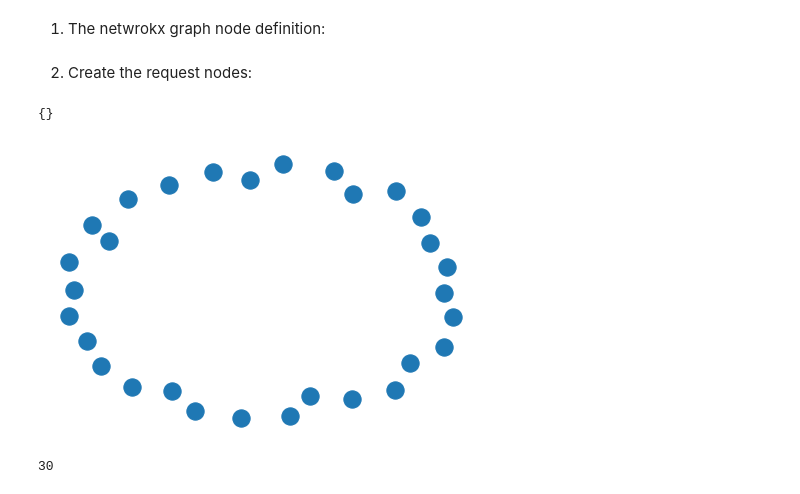
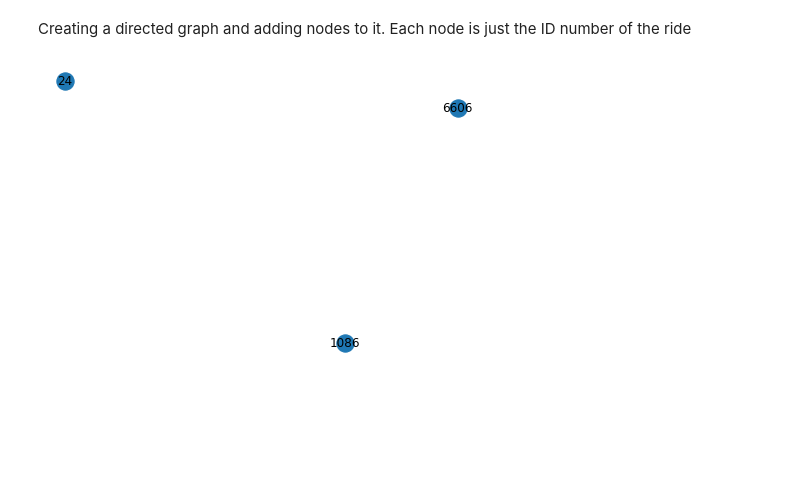
Before and after one commit to prajwalkk/nyc-ridesharing, a Jupyter notebook: ridesharing.ipynb, the cells around one changed output. Cells and saved outputs as stored; diff of their text form; code cells hidden in the pictures; blank space fills up the shorter version.

Commit message:
Construct directed graph for an example pool

```diff
--- a/ridesharing.ipynb
+++ b/ridesharing.ipynb
@@ -5,4 +8,4 @@ import matplotlib.pyplot as plt
 # %%
-input_data = pd.read_csv("taxi_data_20190101_121000.csv",index_col=0)
+input_data = pd.read_csv("taxi_data_20190101_001500.csv",index_col=0)
 interzonal_dist = pd.read_csv("interzonal.csv")
 # %%
@@ -59,0 +33,3 @@ input_data_filter
+# %%
+input_data_filter["Distance"] = input_data_filter.apply(lambda row: interzonal_dist.iloc[row["PULocationID"]-1, row["DOLocationID"]-1], axis=1)
+input_data_filter
@@ -60,2 +48,2 @@ input_data_filter
 # %%
-input_data_filter.reset_index(drop=True)
+input_data_filter.set_index("id", drop=True, inplace=True)
@@ -80,2 +49,0 @@ input_data_filter.reset_index(drop=True)
-# %% [markdown]
-1) The netwrokx graph node definition:
@@ -89,17 +50,10 @@ class PassengerRequest:
-# %% [markdown]
-2) Create the request nodes:
-# %%
-pool_graph = nx.Graph()
-for index, row in input_data_filter.iterrows():
-    pool_graph.add_node(PassengerRequest(row))
-pool_graph.graph
-# %% [output]
-{}
+# %% [markdown]
+Creating a directed graph and adding nodes to it. Each node is just the ID number of the ride
+# %%
+DG = nx.DiGraph()
+index_list = input_data_filter.index.tolist()
+DG.add_nodes_from(index_list)
 # %%
-nx.draw(pool_graph)
+nx.draw(DG, with_labels=True)
 # %% [output]
-[figure, old version]
+[figure, new version]
-# %%
-pool_graph.number_of_nodes()
-# %% [output]
-30
```
Also changed, not shown: parts of 17 cells of this notebook.
